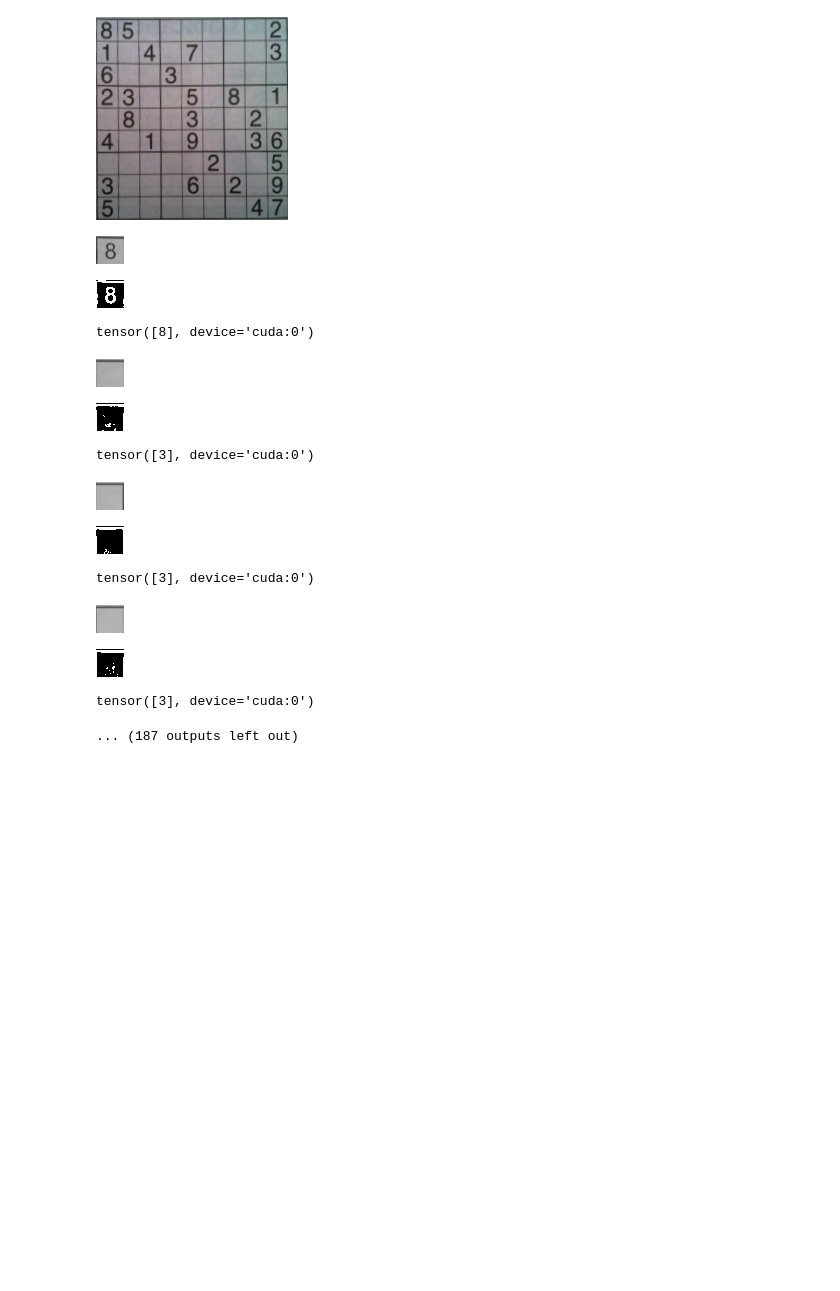
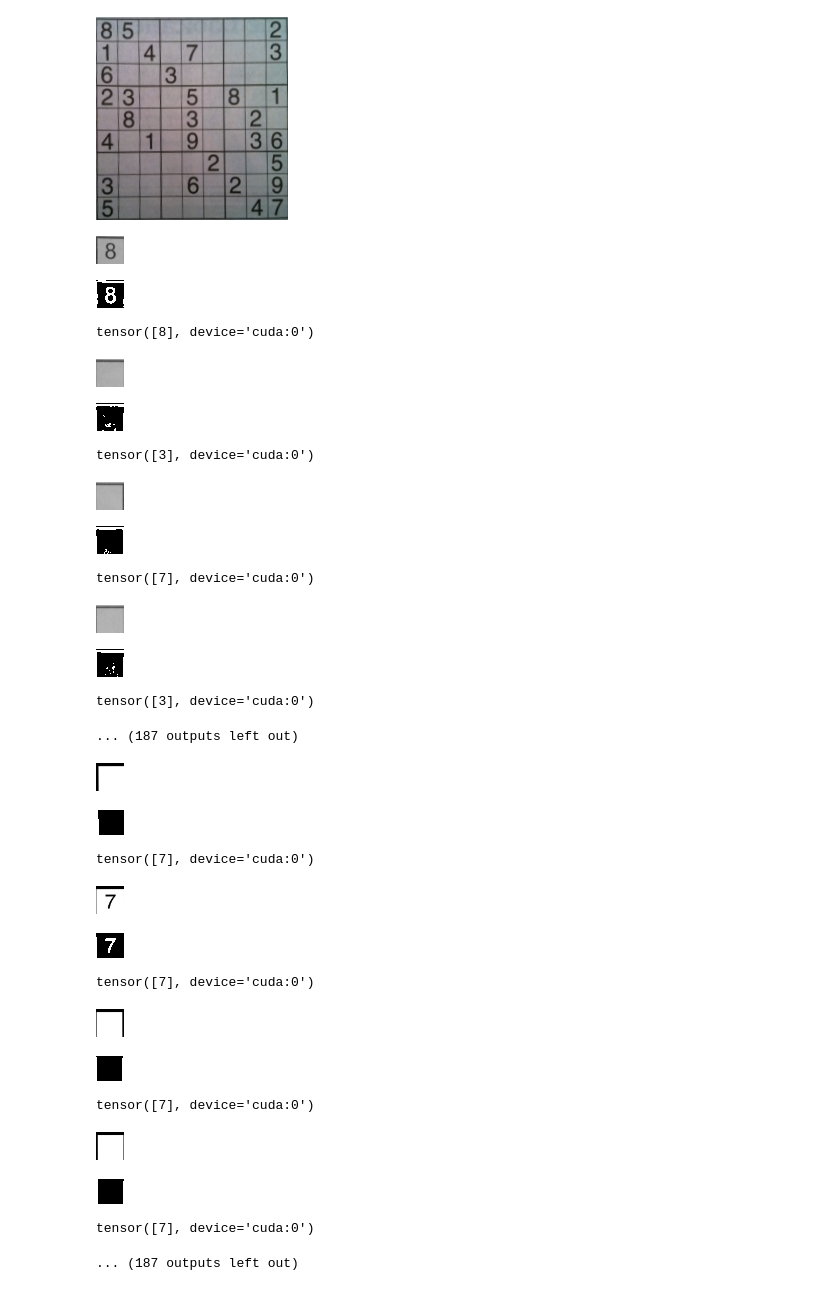
Before and after one commit to shreyas1209/Sudoku_Solver_App, a Jupyter notebook: Sudoku_Main.ipynb, the cells around one changed output. Drawn from its saved outputs; the diff is of its cells as text; code cells hidden in the pictures; blank space fills up the shorter version.

```diff
--- a/Sudoku_Main.ipynb
+++ b/Sudoku_Main.ipynb
@@ -22,7 +22,7 @@ from sudoku_net import *
 model = sudokunet(output_classes=10)
 # %%
 device = torch.device("cuda")
-model.load_state_dict(torch.load('/content/gdrive/MyDrive/Sudoku/sudokuweights.pth', map_location="cuda:0"))
+model.load_state_dict(torch.load('/content/gdrive/MyDrive/Sudoku/sudoku_model_weights.pth', map_location="cuda:0"))
 model.to(device)
 # %% [output]
 sudokunet(
@@ -86,8 +86,24 @@ tensor([8], device='cuda:0')
 tensor([3], device='cuda:0')
 [figure]
 [figure]
-tensor([3], device='cuda:0')
+tensor([7], device='cuda:0')
 [figure]
 [figure]
 tensor([3], device='cuda:0')
 ... (187 outputs left out)
+# %%
+digit_reader(pic1,(450,450),(9,9),model)
+# %% [output]
+[figure, added]
+[figure, added]
+tensor([7], device='cuda:0')
+[figure, added]
+[figure, added]
+tensor([7], device='cuda:0')
+[figure, added]
+[figure, added]
+tensor([7], device='cuda:0')
+[figure, added]
+[figure, added]
+tensor([7], device='cuda:0')
+... (187 outputs left out)
```
Also changed, not shown: parts of 3 cells of this notebook.
